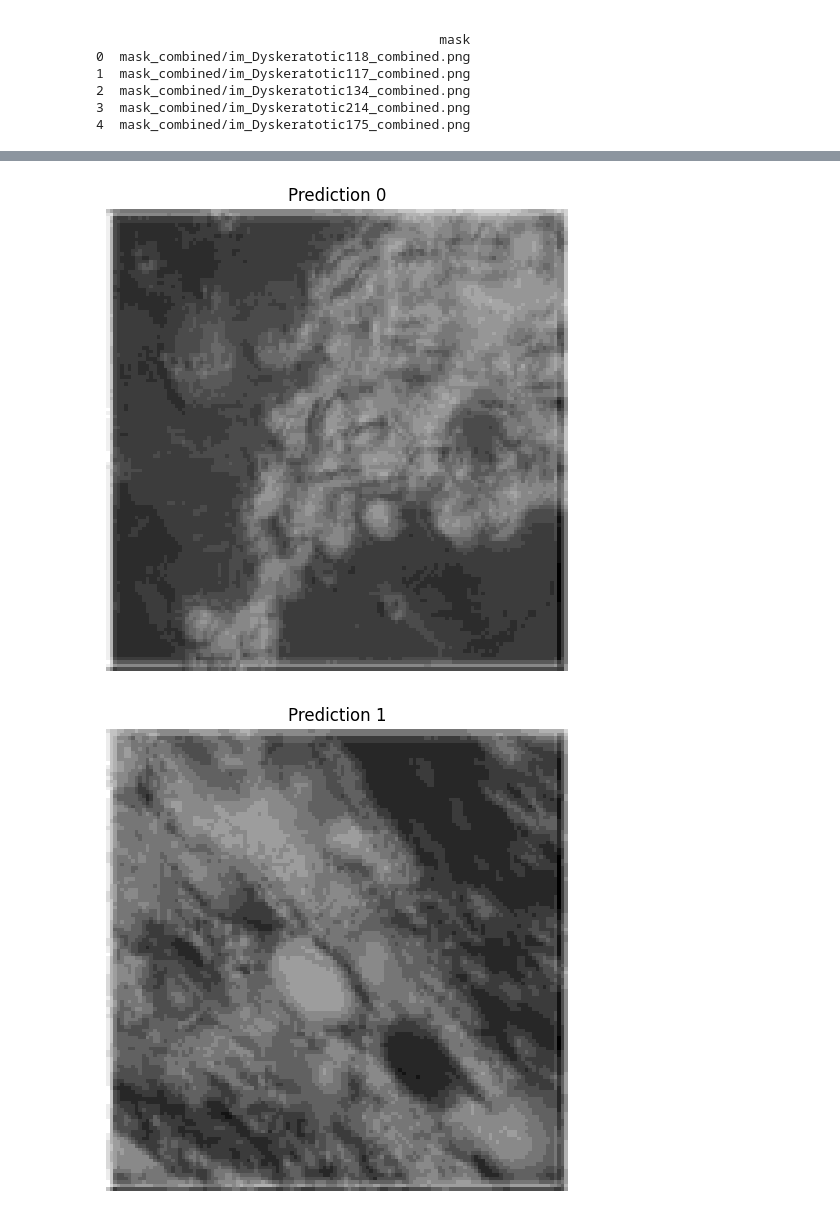
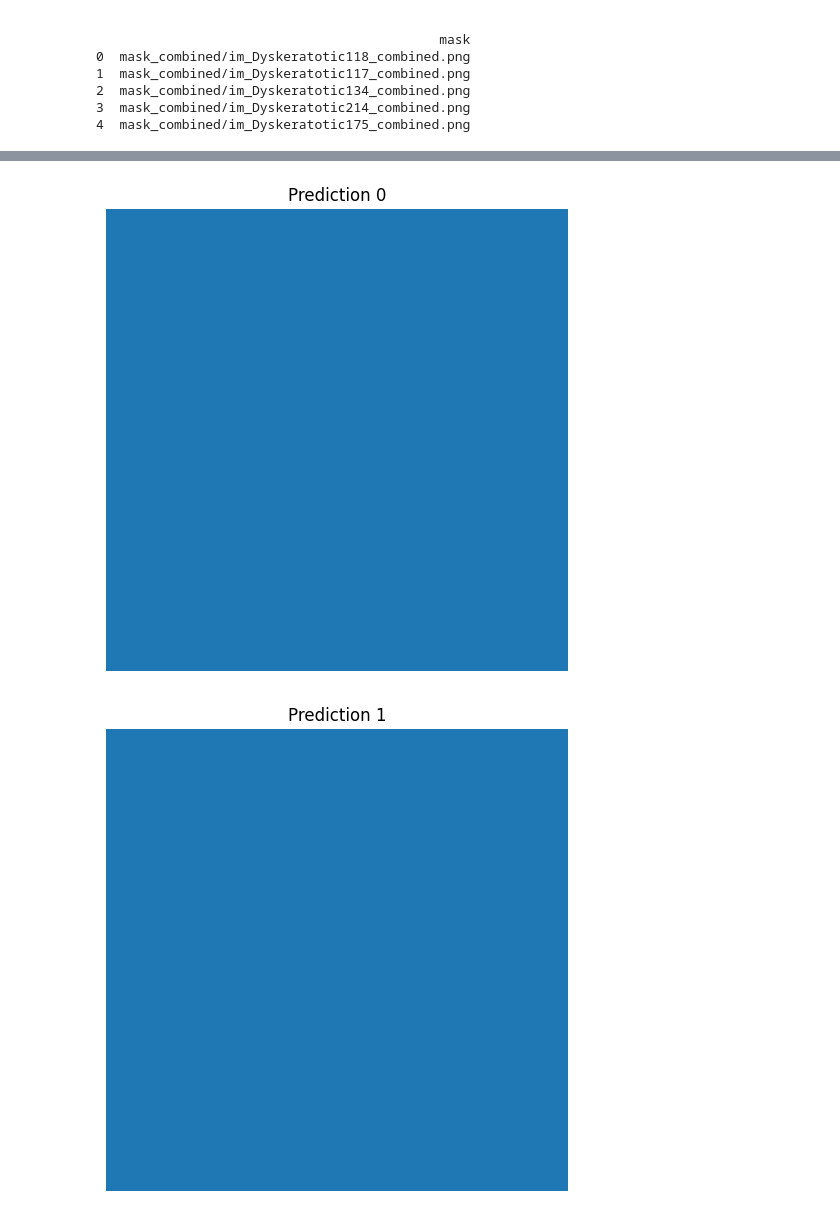
Before and after one commit to Igor-Roberto-Alves/Cervical_, a Jupyter notebook: crop.ipynb, the cells around one changed output, grey strips where cells are left out. Saved outputs shown, nothing was run; the diff lists cells and outputs as text; code cells hidden in the pictures.

```diff
--- a/crop.ipynb
+++ b/crop.ipynb
@@ -338,8 +334,8 @@ class UNet(nn.Module):
 class litUnet(L.LightningModule):
     def __init__(self):
         super().__init__()
-        self.model = UNet(n_channels=3, n_classes=1)
-        self.loss_fn = nn.BCEWithLogitsLoss()
+        self.model = UNet(n_channels=3, n_classes=3)
+        self.loss_fn = nn.CrossEntropyLoss()
 
     def forward(self, x):
         return self.model(x)
@@ -564,23 +593,25 @@ LOCAL_RANK: 0 - CUDA_VISIBLE_DEVICES: [0]
         dtype=torch.float16)]
 # %%
-import matplotlib.pyplot as plt
-import torch
+num_to_show = 5
 
-# pega algumas previsões para visualizar
-num_to_show = 5  # quantidade de imagens que quer mostrar
 for i in range(num_to_show):
-    pred = predictions[i]  # pode ser uma lista, depende do Lightning
-    if isinstance(pred, list):  # Lightning às vezes retorna lista
+    pred = predictions[i]
+    if isinstance(pred, list):
         pred = pred[0]
 
-    # converte de tensor para numpy
-    pred_np = pred.squeeze().cpu().numpy()  # remove channel se tiver 1
+    # Remove o batch dimension, se existir
+    if pred.ndim == 4:
+        pred = pred.squeeze(0)
 
+    # Pega a classe com maior probabilidade
+    pred_classes = torch.argmax(pred, dim=0).cpu().numpy()  # [H, W]
+
+    # Visualização
     plt.figure(figsize=(6, 6))
-    plt.imshow(pred_np, cmap='gray')
+    plt.imshow(pred_classes, cmap='tab20')
     plt.title(f"Prediction {i}")
     plt.axis('off')
     plt.show()
 # %% [output]
-[figure, old version]
+[figure, new version]
-[figure, old version]
+[figure, new version]
```
Also changed, not shown: parts of 9 cells of this notebook.
